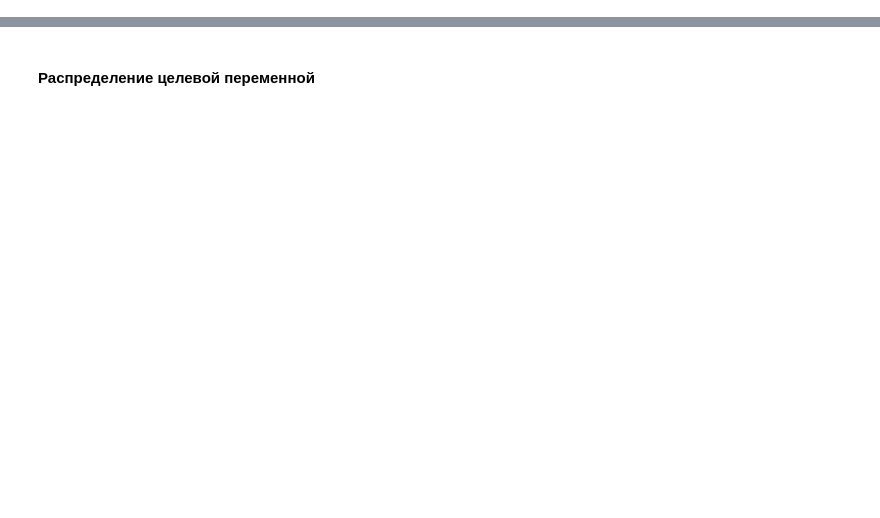
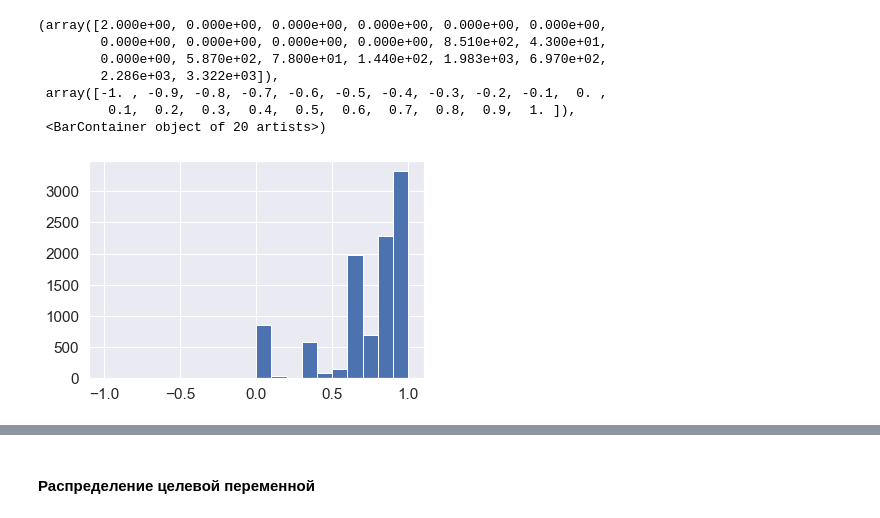
Before and after one commit to llkenny/python_ds_1, a Jupyter notebook: final/Final.ipynb, the cells around one changed output, grey strips where cells are left out. Cells and saved outputs as stored; diff of their text form; code cells hidden in the pictures; blank space fills up the shorter version.

```diff
--- a/final/Final.ipynb
+++ b/final/Final.ipynb
@@ -169,0 +284,17 @@ target = df['Price']
+# %%
+# Видна корреляция между LifeSquare и Square
+# Проверка распределения
+corrs = [df.loc[df['DistrictId'] == DistrictId, ['Square', 'LifeSquare']]
+         .corr()
+         .loc['LifeSquare', 'Square'] for DistrictId in df['DistrictId'].values]
+corrs = np.round(corrs, 2)
+plt.hist(corrs, bins=20)
+# %% [output]
+(array([2.000e+00, 0.000e+00, 0.000e+00, 0.000e+00, 0.000e+00, 0.000e+00,
+        0.000e+00, 0.000e+00, 0.000e+00, 0.000e+00, 8.510e+02, 4.300e+01,
+        0.000e+00, 5.870e+02, 7.800e+01, 1.440e+02, 1.983e+03, 6.970e+02,
+        2.286e+03, 3.322e+03]),
+ array([-1. , -0.9, -0.8, -0.7, -0.6, -0.5, -0.4, -0.3, -0.2, -0.1,  0. ,
+         0.1,  0.2,  0.3,  0.4,  0.5,  0.6,  0.7,  0.8,  0.9,  1. ]),
+ <BarContainer object of 20 artists>)
+[figure, added]
```
Also changed, not shown: parts of 73 cells of this notebook, 11 other files.
